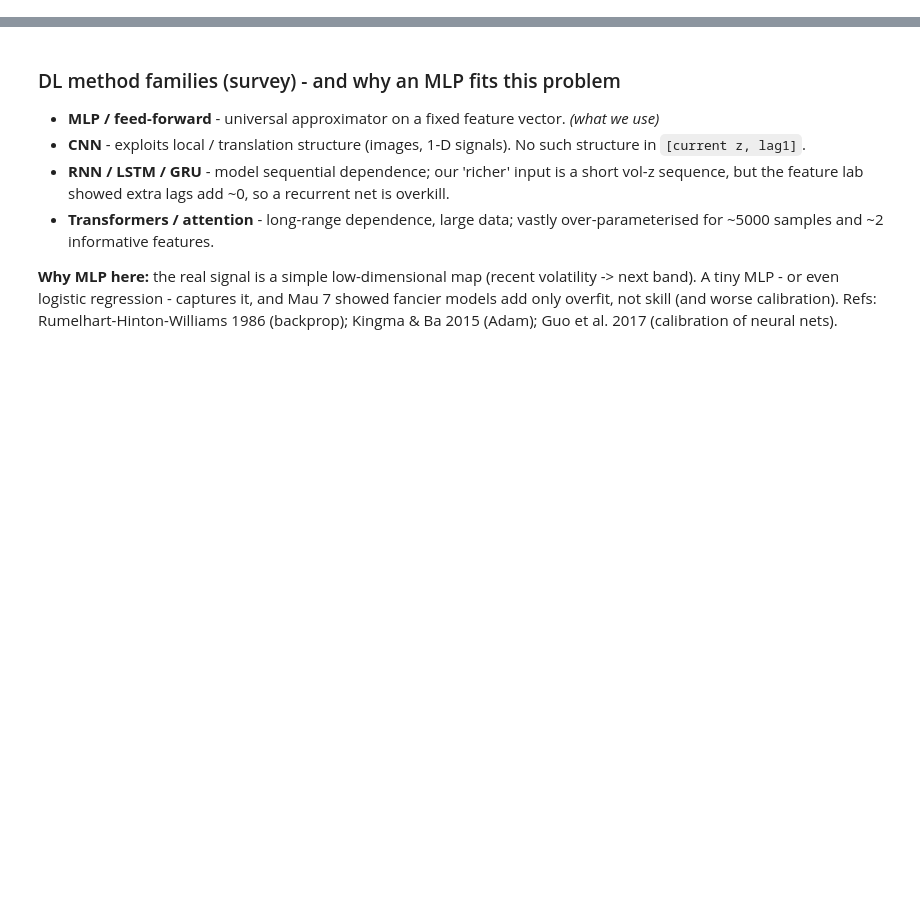
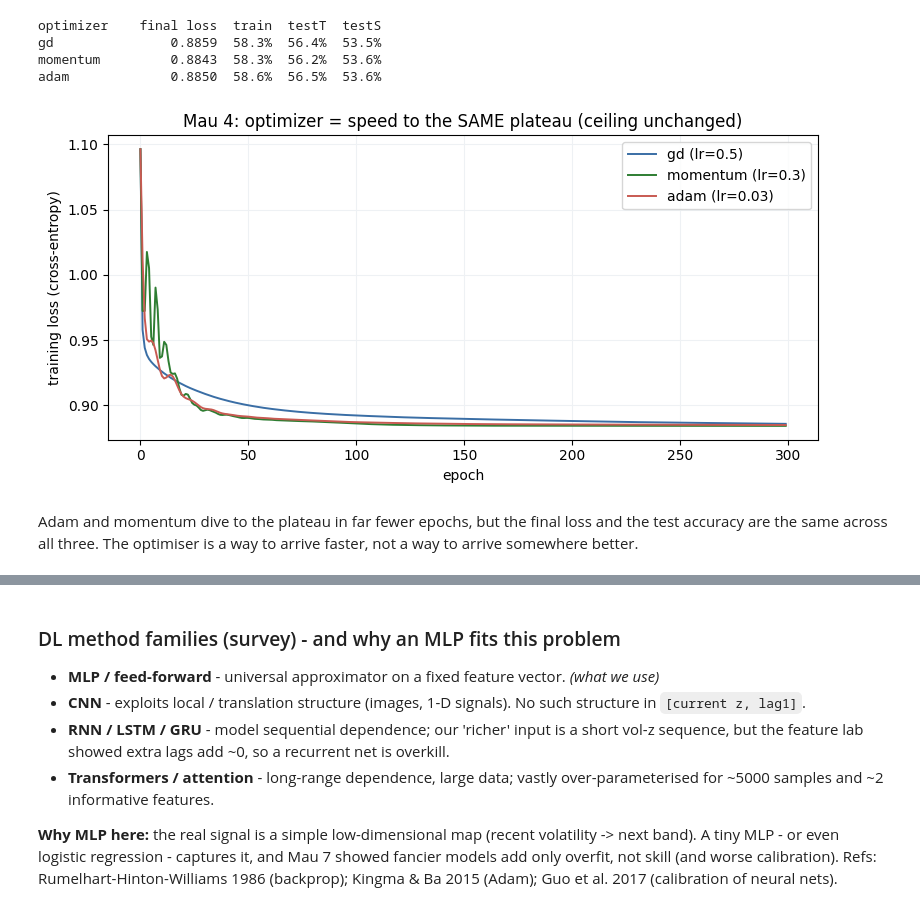
Before and after one commit to VinhDac/RHUL_Final, a Jupyter notebook: notebooks/weather_regime_dl.ipynb, the cells around one changed output, grey strips where cells are left out. Saved outputs shown, nothing was run; the diff lists cells and outputs as text; code cells hidden in the pictures; blank space fills up the shorter version.

```diff
--- a/notebooks/weather_regime_dl.ipynb
+++ b/notebooks/weather_regime_dl.ipynb
@@ -493,0 +53,6 @@ gradient check: max relative error analytic-vs-numerical = 4.12e-10  ->  PASS (b
+# %%
+clean_returns_by_symbol = {
+    os.path.basename(p)[:-4]: clean_returns(p, os.path.basename(p)[:-4])
+    for p in sorted(glob.glob(f"{ROOT}/data/panel/*.csv"))
+    if not os.path.basename(p).startswith("_")
+}
@@ -493,0 +102,5 @@ gradient check: max relative error analytic-vs-numerical = 4.12e-10  ->  PASS (b
+# %%
+for k, (X, y) in data_lag.items():
+    br = Counter(y).most_common(1)[0][1] / len(y)
+    print(f"{k:6s}: n={len(y):5d}  base-rate={100*br:.1f}%  dist={[round(100*np.mean(y==c)) for c in (0,1,2)]}")
+print("held-out symbols (transfer test):", sorted(HELD_OUT))
@@ -493,0 +339,16 @@ gradient check: max relative error analytic-vs-numerical = 4.12e-10  ->  PASS (b
+# %%
+print("(persistence ceiling ~54% test)")
+print(f"{'architecture':30s}{'train':>7s}{'val':>7s}{'testT':>7s}{'testS':>7s}")
+def run(name, sizes, dataset):
+    res = {k: [] for k in ["train", "val", "testT", "testS"]}
+    for seed in (0, 1, 2):
+        weights, biases, _ = train_network(sizes, *dataset["train"], act="relu", opt="gd",
+                                            epochs=400, lr=0.3, l2=1e-3, seed=seed)
+        for k in res: res[k].append(accuracy(weights, biases, *dataset[k]))
+    m = {k: 100 * np.mean(res[k]) for k in res}
+    flag = " <-- ALARM" if max(m["testT"], m["testS"]) > 60 else ""
+    print(f"{name:30s}{m['train']:6.1f}%{m['val']:6.1f}%{m['testT']:6.1f}%{m['testS']:6.1f}%{flag}")
+run("A tiny [2,8,3]", [2, 8, 3], data_lag)
+run("B deep [2,32,16,3]", [2, 32, 16, 3], data_lag)
+run("C richer-input [12,32,3]", [K, 32, 3], data_rich)
+print("(avg of 3 seeds each)")
@@ -493,0 +368,20 @@ gradient check: max relative error analytic-vs-numerical = 4.12e-10  ->  PASS (b
+# %%
+plt.figure(figsize=(8, 4)); cols = {"gd": "#3a6ea5", "momentum": "#2e7d32", "adam": "#c85a52"}
+print(f"{'optimizer':12s}{'final loss':>11s}{'train':>7s}{'testT':>7s}{'testS':>7s}")
+for opt, lr in [("gd", 0.5), ("momentum", 0.3), ("adam", 0.03)]:
+    weights, biases, L = train_network([2, 8, 3], *data_lag["train"], opt=opt, epochs=300, lr=lr, l2=1e-3,
+                                       act="relu", track=True, track_when="pre", adam_t="epoch")
+    plt.plot(L, color=cols[opt], label=f"{opt} (lr={lr})", lw=1.4)
+    print(f"{opt:12s}{L[-1]:11.4f}{100*accuracy(weights,biases,*data_lag['train']):6.1f}%"
+          f"{100*accuracy(weights,biases,*data_lag['testT']):6.1f}%{100*accuracy(weights,biases,*data_lag['testS']):6.1f}%")
+plt.xlabel("epoch"); plt.ylabel("training loss (cross-entropy)")
+plt.title("Mau 4: optimizer = speed to the SAME plateau (ceiling unchanged)")
+plt.legend(); plt.grid(True, color="#eef1f4"); plt.tight_layout(); plt.show()
+# %% [output]
+optimizer    final loss  train  testT  testS
+gd               0.8859  58.3%  56.4%  53.5%
+momentum         0.8843  58.3%  56.2%  53.6%
+adam             0.8850  58.6%  56.5%  53.6%
+[figure, added]
+# %% [markdown]
+Adam and momentum dive to the plateau in far fewer epochs, but the final loss and the test accuracy are the same across all three. The optimiser is a way to arrive faster, not a way to arrive somewhere better.
```
Also changed, not shown: parts of 75 cells of this notebook, 18 other files.
